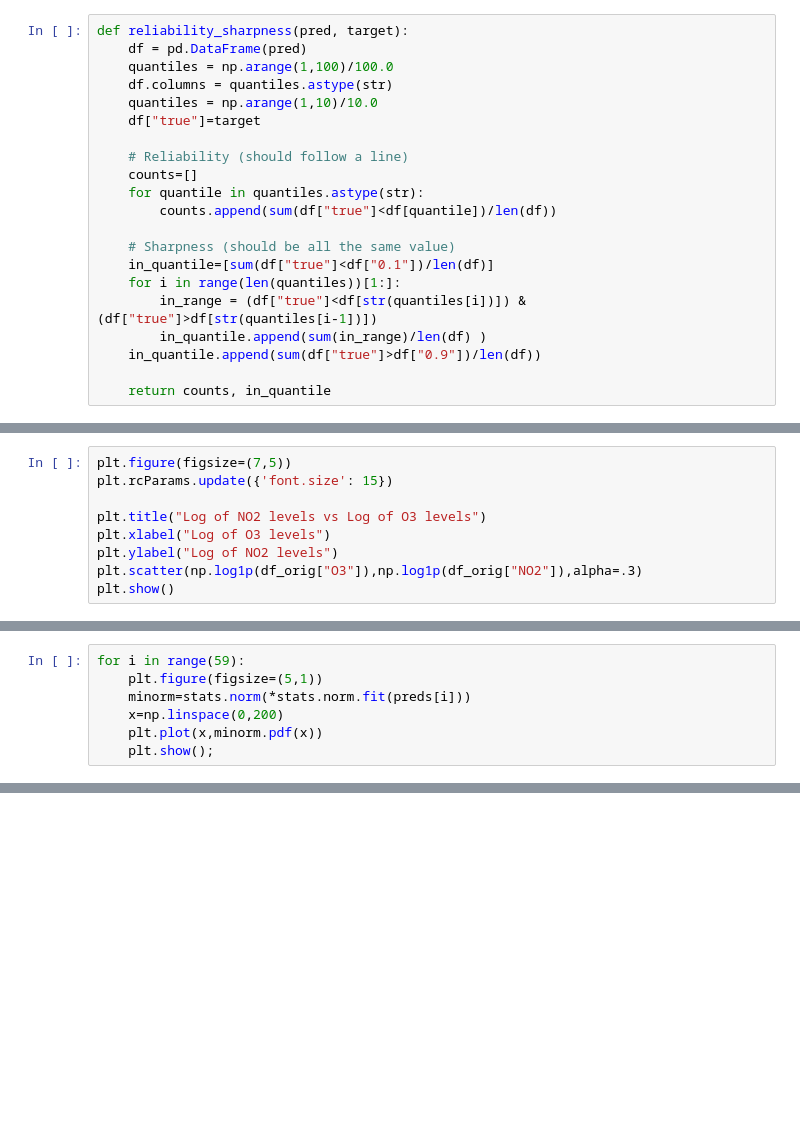
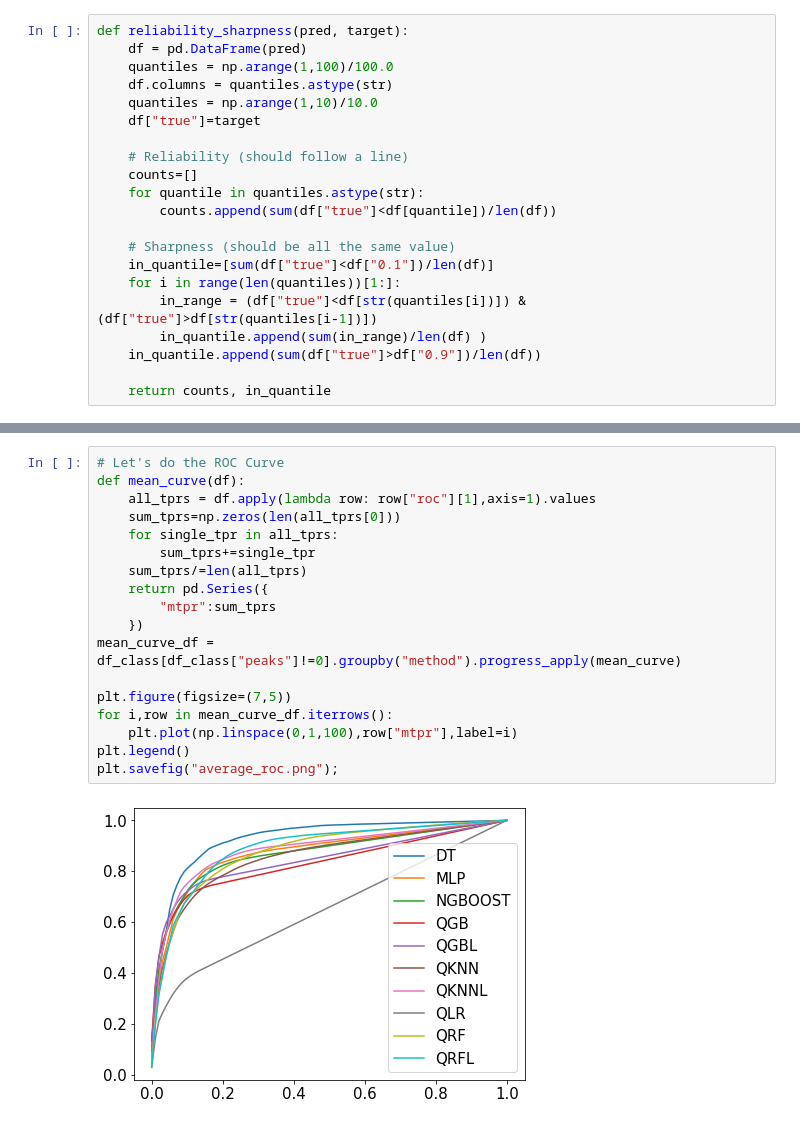
Before and after one commit to rezpe/proba_forecast, a Jupyter notebook: notebooks/Rel Sharp Evo Evaluation Charts.ipynb, the cells around one changed output, grey strips where cells are left out. Drawn from its saved outputs; the diff is of its cells as text; blank space fills up the shorter version.

```diff
--- a/notebooks/Rel Sharp Evo Evaluation Charts.ipynb
+++ b/notebooks/Rel Sharp Evo Evaluation Charts.ipynb
@@ -205,9 +174,0 @@ sns.boxplot(data=temp_df, x="hour",y="NO2",color="#1f77b4")
-# %%
-plt.figure(figsize=(7,5))
-plt.rcParams.update({'font.size': 15})
-
-plt.title("Log of NO2 levels vs Log of O3 levels")
-plt.xlabel("Log of O3 levels")
-plt.ylabel("Log of NO2 levels")
-plt.scatter(np.log1p(df_orig["O3"]),np.log1p(df_orig["NO2"]),alpha=.3)
-plt.show()
@@ -260,7 +174,0 @@ from scipy import stats
-# %%
-for i in range(59):
-    plt.figure(figsize=(5,1))
-    minorm=stats.norm(*stats.norm.fit(preds[i]))
-    x=np.linspace(0,200)
-    plt.plot(x,minorm.pdf(x))
-    plt.show();
@@ -627,0 +240,20 @@ print(rdf_combined[(rdf_combined["Number of alerts"]!=0)].to_latex())
+# %%
+# Let's do the ROC Curve
+def mean_curve(df):
+    all_tprs = df.apply(lambda row: row["roc"][1],axis=1).values
+    sum_tprs=np.zeros(len(all_tprs[0]))
+    for single_tpr in all_tprs:
+        sum_tprs+=single_tpr
+    sum_tprs/=len(all_tprs)
+    return pd.Series({
+        "mtpr":sum_tprs
+    })
+mean_curve_df = df_class[df_class["peaks"]!=0].groupby("method").progress_apply(mean_curve)
+
+plt.figure(figsize=(7,5))
+for i,row in mean_curve_df.iterrows():
+    plt.plot(np.linspace(0,1,100),row["mtpr"],label=i)
+plt.legend()
+plt.savefig("average_roc.png");
+# %% [output]
+[figure, added]
```
Also changed, not shown: parts of 34 cells of this notebook, 10 other files.
